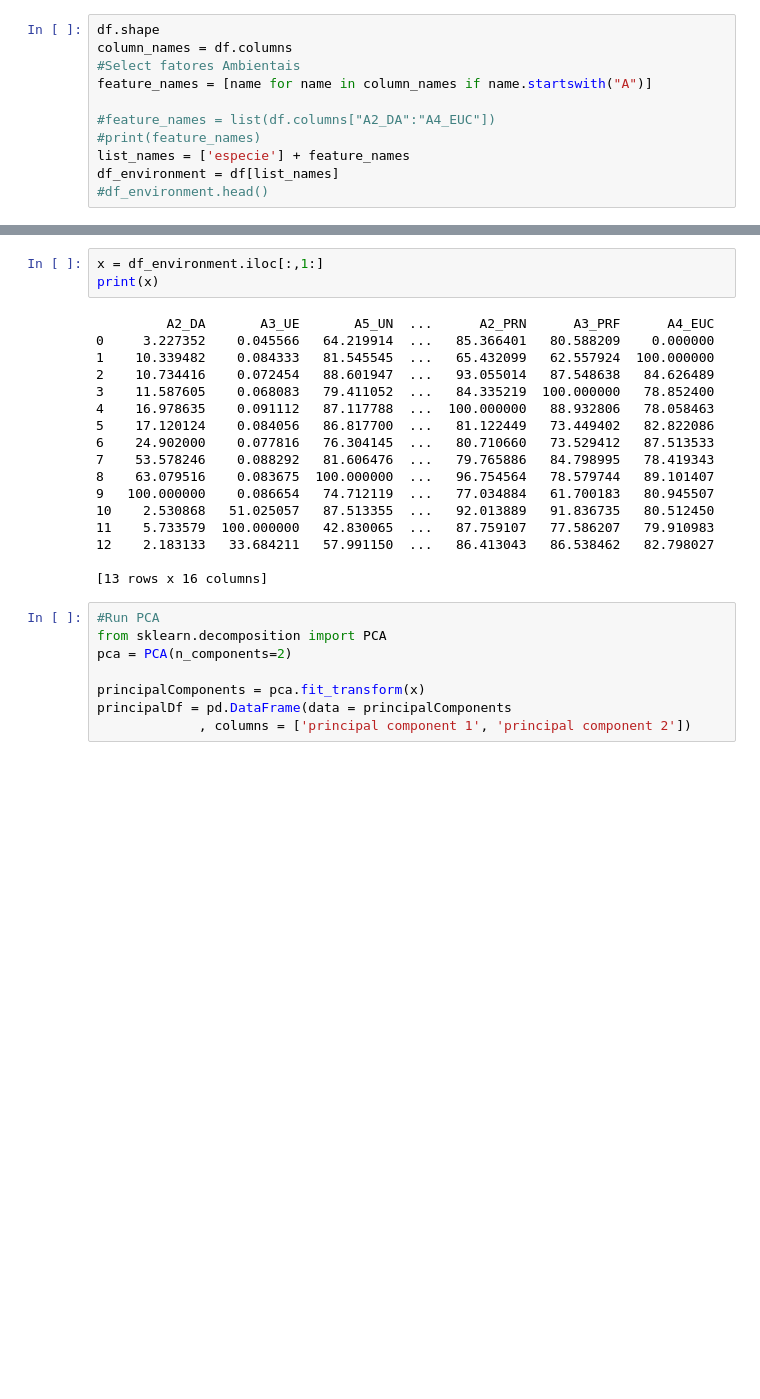
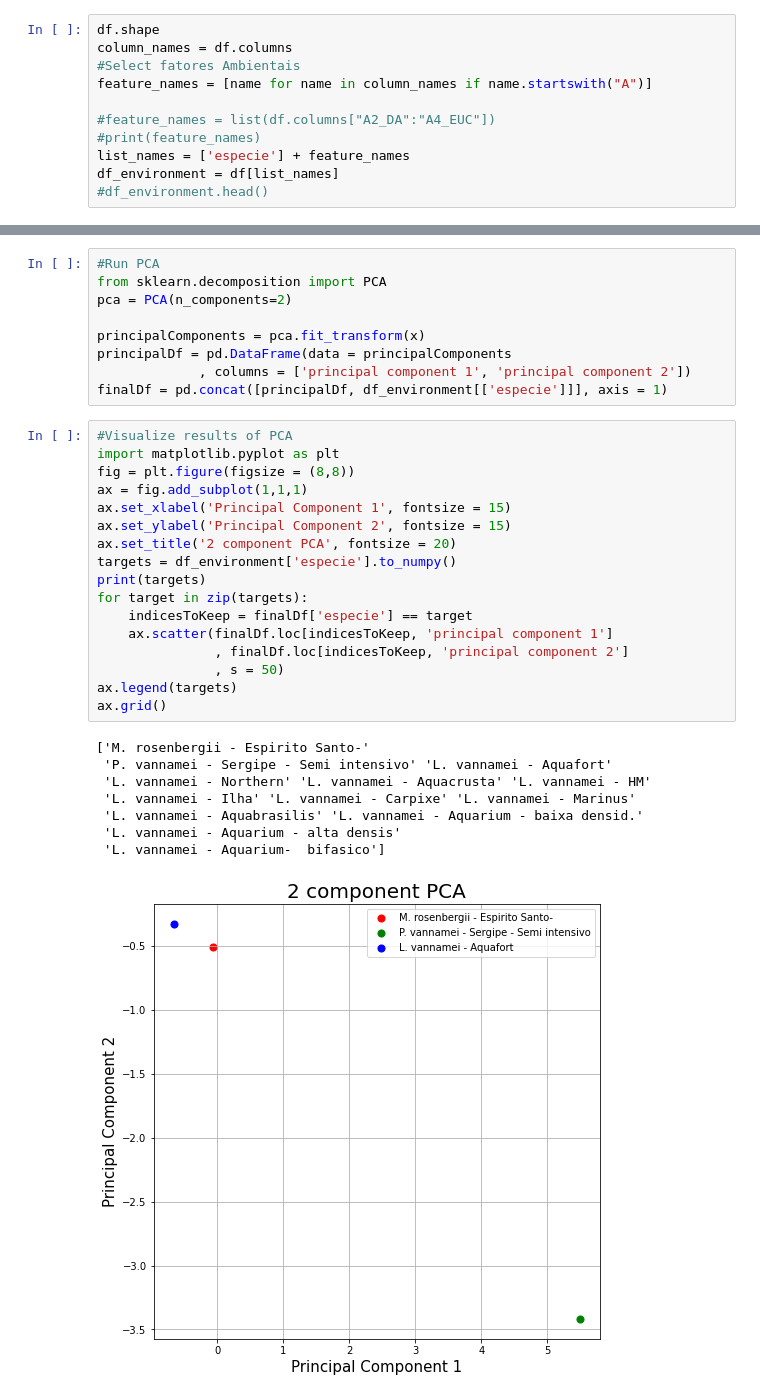
Before and after one commit to christianadriano/PCA_AquacultureSystem, a Jupyter notebook: WithinGroup_EnvironmentalFactors_PCA.ipynb, the cells around one changed output, grey strips where cells are left out. Saved outputs shown, nothing was run; the diff lists cells and outputs as text; blank space fills up the shorter version.

```diff
--- a/WithinGroup_EnvironmentalFactors_PCA.ipynb
+++ b/WithinGroup_EnvironmentalFactors_PCA.ipynb
@@ -53,23 +35,3 @@ print(x)
-# %%
-x = df_environment.iloc[:,1:]
-print(x)
-# %% [output]
-         A2_DA       A3_UE       A5_UN  ...      A2_PRN      A3_PRF      A4_EUC
-0     3.227352    0.045566   64.219914  ...   85.366401   80.588209    0.000000
-1    10.339482    0.084333   81.545545  ...   65.432099   62.557924  100.000000
-2    10.734416    0.072454   88.601947  ...   93.055014   87.548638   84.626489
-3    11.587605    0.068083   79.411052  ...   84.335219  100.000000   78.852400
-4    16.978635    0.091112   87.117788  ...  100.000000   88.932806   78.058463
-5    17.120124    0.084056   86.817700  ...   81.122449   73.449402   82.822086
-6    24.902000    0.077816   76.304145  ...   80.710660   73.529412   87.513533
-7    53.578246    0.088292   81.606476  ...   79.765886   84.798995   78.419343
-8    63.079516    0.083675  100.000000  ...   96.754564   78.579744   89.101407
-9   100.000000    0.086654   74.712119  ...   77.034884   61.700183   80.945507
-10    2.530868   51.025057   87.513355  ...   92.013889   91.836735   80.512450
-11    5.733579  100.000000   42.830065  ...   87.759107   77.586207   79.910983
-12    2.183133   33.684211   57.991150  ...   86.413043   86.538462   82.798027
-
-[13 rows x 16 columns]
 # %%
 #Run PCA
 from sklearn.decomposition import PCA
@@ -78,3 +40,30 @@ pca = PCA(n_components=2)
 principalComponents = pca.fit_transform(x)
 principalDf = pd.DataFrame(data = principalComponents
              , columns = ['principal component 1', 'principal component 2'])
+finalDf = pd.concat([principalDf, df_environment[['especie']]], axis = 1)
+# %%
+#Visualize results of PCA
+import matplotlib.pyplot as plt
+fig = plt.figure(figsize = (8,8))
+ax = fig.add_subplot(1,1,1)
+ax.set_xlabel('Principal Component 1', fontsize = 15)
+ax.set_ylabel('Principal Component 2', fontsize = 15)
+ax.set_title('2 component PCA', fontsize = 20)
+targets = df_environment['especie'].to_numpy()
+print(targets)
+for target in zip(targets):
+    indicesToKeep = finalDf['especie'] == target
+    ax.scatter(finalDf.loc[indicesToKeep, 'principal component 1']
+               , finalDf.loc[indicesToKeep, 'principal component 2']
+               , s = 50)
+ax.legend(targets)
+ax.grid()
+# %% [output]
+['M. rosenbergii - Espirito Santo-'
+ 'P. vannamei - Sergipe - Semi intensivo' 'L. vannamei - Aquafort'
+ 'L. vannamei - Northern' 'L. vannamei - Aquacrusta' 'L. vannamei - HM'
+ 'L. vannamei - Ilha' 'L. vannamei - Carpixe' 'L. vannamei - Marinus'
+ 'L. vannamei - Aquabrasilis' 'L. vannamei - Aquarium - baixa densid.'
+ 'L. vannamei - Aquarium - alta densis'
+ 'L. vannamei - Aquarium-  bifasico']
+[figure, added]
```
Also changed, not shown: parts of 1 cell of this notebook.
